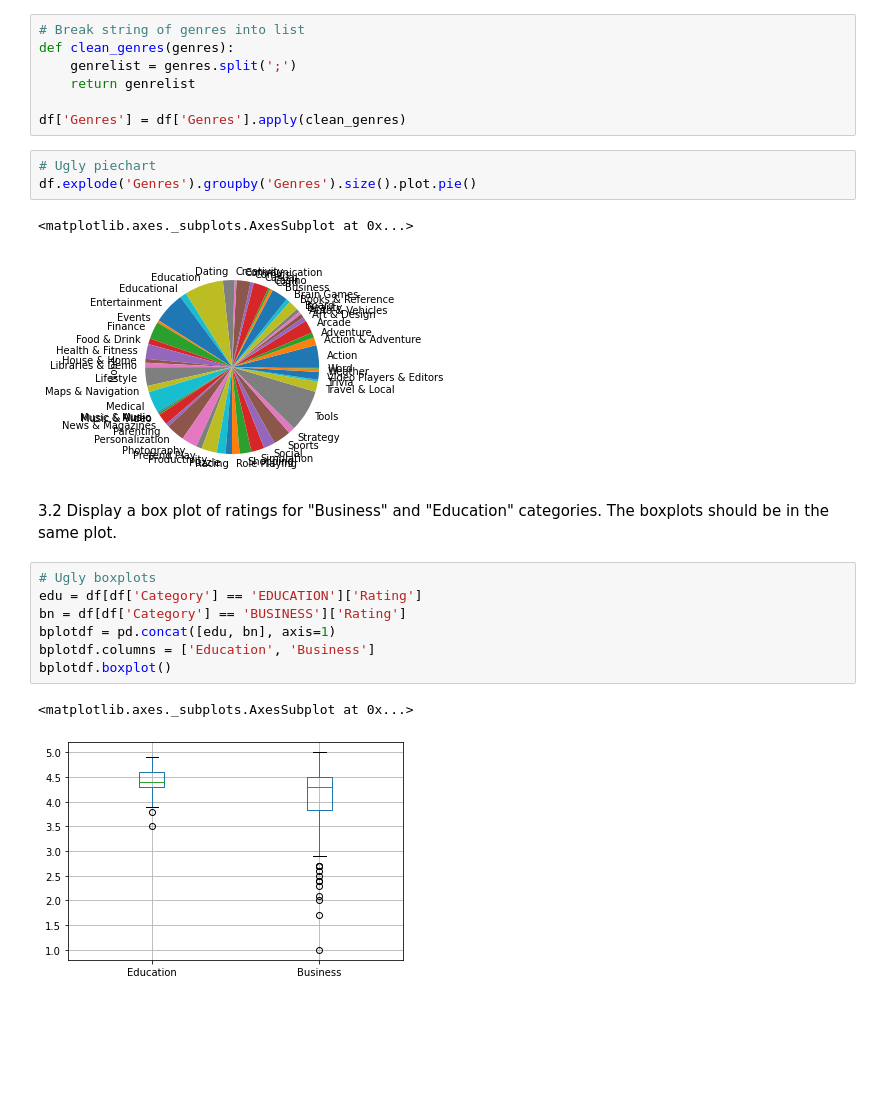
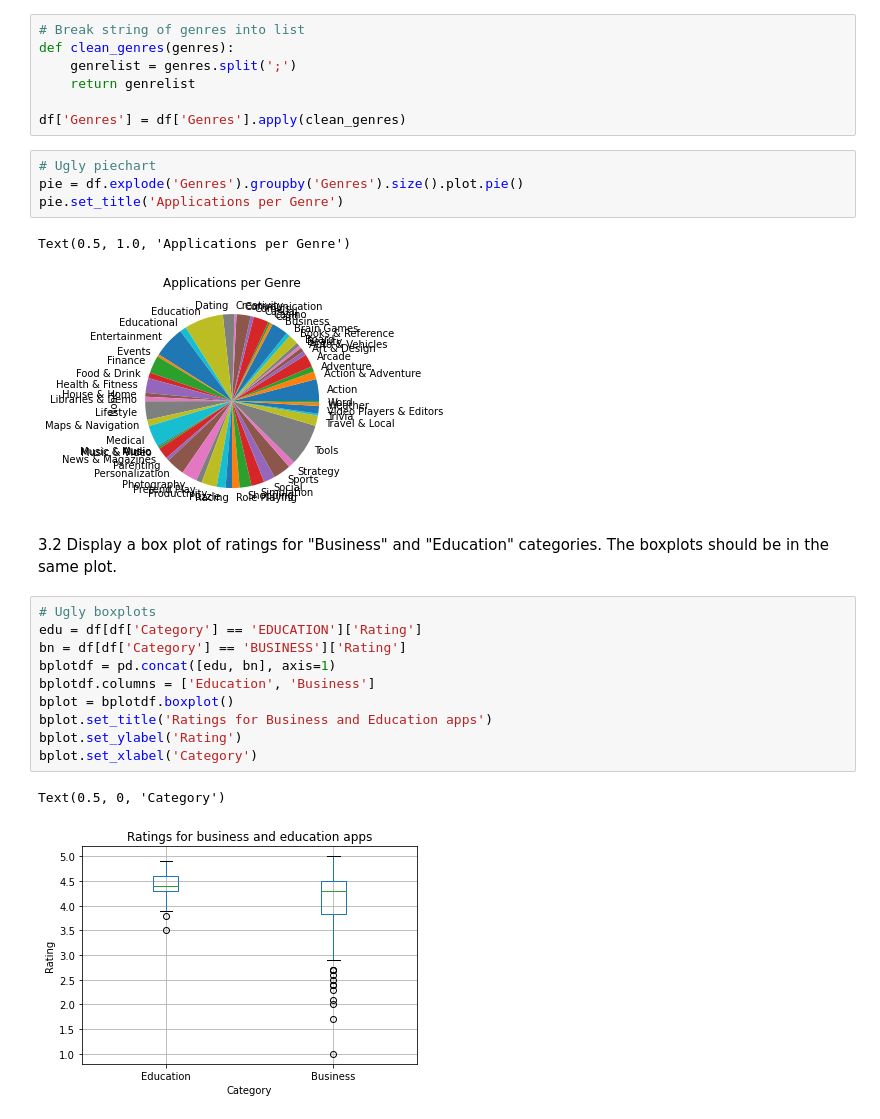
Before and after one commit to gazalarora99/Pandas-Numpy-Exercises, a Jupyter notebook: google_apps.ipynb, the cells around one changed output. Drawn from its saved outputs; the diff is of its cells as text; blank space fills up the shorter version.

Commit message:
improved charts

```diff
--- a/google_apps.ipynb
+++ b/google_apps.ipynb
@@ -178,10 +178,11 @@ def clean_genres(genres):
 df['Genres'] = df['Genres'].apply(clean_genres)
 # %%
 # Ugly piechart
-df.explode('Genres').groupby('Genres').size().plot.pie()
+pie = df.explode('Genres').groupby('Genres').size().plot.pie()
+pie.set_title('Applications per Genre')
 # %% [output]
-<matplotlib.axes._subplots.AxesSubplot at 0x...>
+Text(0.5, 1.0, 'Applications per Genre')
-[figure, old version]
+[figure, new version]
 # %% [markdown]
 3.2 Display a box plot of ratings for "Business" and "Education" categories. The boxplots should be in the same plot.
 # %%
@@ -190,7 +191,10 @@ edu = df[df['Category'] == 'EDUCATION']['Rating']
 bn = df[df['Category'] == 'BUSINESS']['Rating']
 bplotdf = pd.concat([edu, bn], axis=1)
 bplotdf.columns = ['Education', 'Business']
-bplotdf.boxplot()
+bplot = bplotdf.boxplot()
+bplot.set_title('Ratings for Business and Education apps')
+bplot.set_ylabel('Rating')
+bplot.set_xlabel('Category')
 # %% [output]
-<matplotlib.axes._subplots.AxesSubplot at 0x...>
+Text(0.5, 0, 'Category')
-[figure, old version]
+[figure, new version]
```
